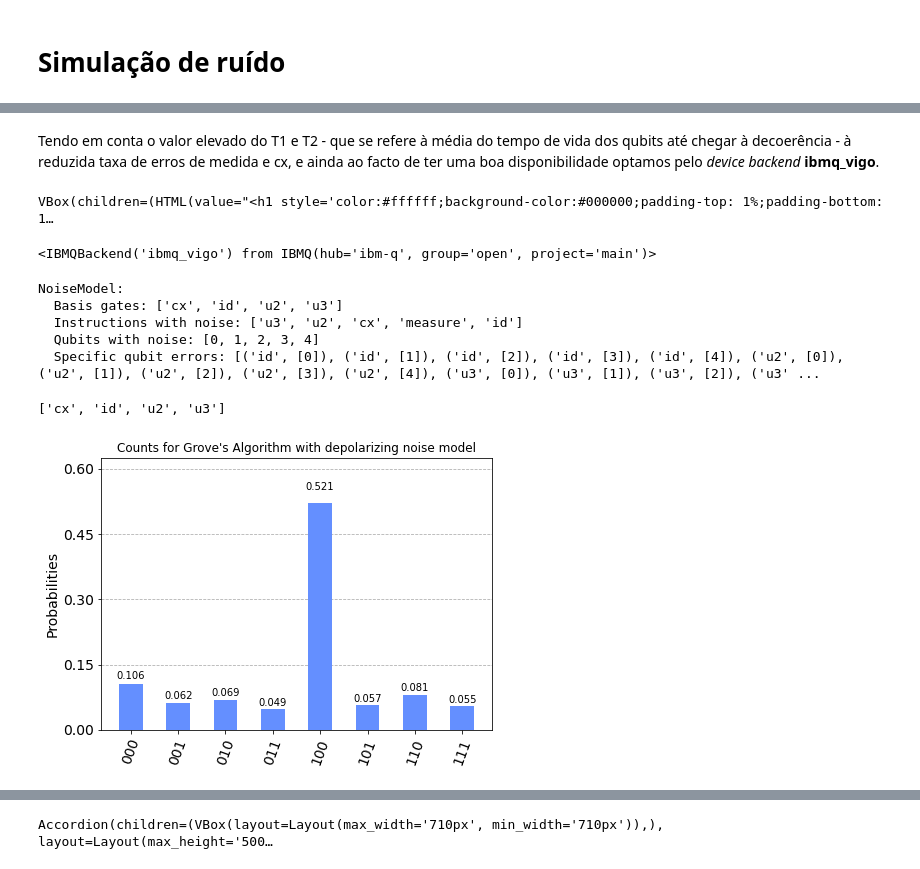
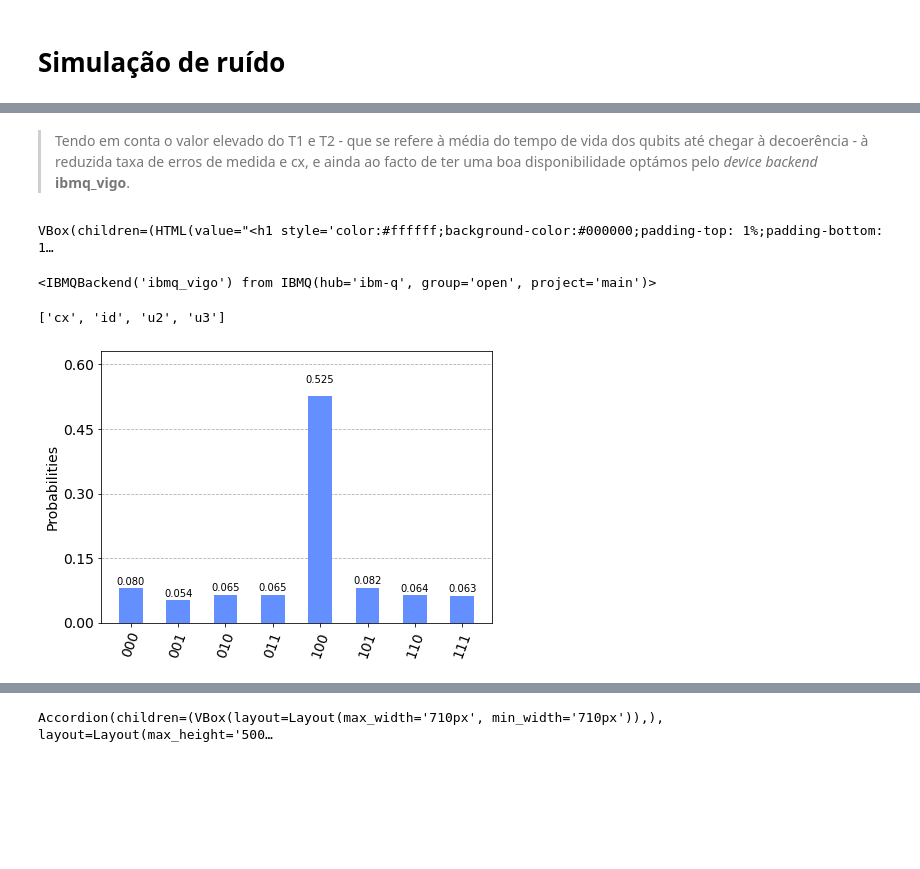
Before and after one commit to SiIky/ic-1920-tp, a Jupyter notebook: tp2/TP2.ipynb, the cells around one changed output, grey strips where cells are left out. Cells and saved outputs as stored; diff of their text form; code cells hidden in the pictures; blank space fills up the shorter version.

Commit message:
Optimization done. Error mitigation left.

```diff
--- a/tp2/TP2.ipynb
+++ b/tp2/TP2.ipynb
@@ -202,6 +207,6 @@ plot_histogram(fst_loop_counts)
 # %% [markdown]
 ### Duas iterações
 # %%
-circuit = concat_circuits([ init ] + ([ oracle, amplifier ] * 2) + [ measurements ])
+circuit_2it = concat_circuits([ init ] + ([ oracle, amplifier ] * 2) + [ measurements ])
 circuit.draw('mpl')
 # %% [output]
@@ -281,4 +261,4 @@ Avg. T2:      83.8           Avg. T2:      58.6           Avg. T2:      65.3
 # %% [markdown]
-Tendo em conta o valor elevado do T1 e T2 - que se refere à média do tempo de vida dos qubits até chegar à decoerência - à reduzida taxa de erros de medida e cx, e ainda ao facto de ter uma boa disponibilidade optamos pelo *device backend* **ibmq_vigo**.
+> Tendo em conta o valor elevado do T1 e T2 - que se refere à média do tempo de vida dos qubits até chegar à decoerência - à reduzida taxa de erros de medida e cx, e ainda ao facto de ter uma boa disponibilidade optámos pelo *device backend* **ibmq_vigo**.
 # %%
 my_provider_ibmq = IBMQ.get_provider(hub='ibm-q', group='open', project='main')
@@ -293,36 +269,23 @@ VBox(children=(HTML(value="<h1 style='color:#ffffff;background-color:#000000;pad
 <IBMQBackend('ibmq_vigo') from IBMQ(hub='ibm-q', group='open', project='main')>
 # %%
 coupling_map = backend_device.configuration().coupling_map
+noise_model = NoiseModel.from_backend(backend_device)
+basis_gates = noise_model.basis_gates
 
-from qiskit.providers.aer.noise import NoiseModel
-
-# Construct the noise model from backend properties
-noise_model = NoiseModel.from_backend(backend_device)
-print(noise_model)
+print(basis_gates)
 # %% [output]
-NoiseModel:
-  Basis gates: ['cx', 'id', 'u2', 'u3']
-  Instructions with noise: ['u3', 'u2', 'cx', 'measure', 'id']
-  Qubits with noise: [0, 1, 2, 3, 4]
-  Specific qubit errors: [('id', [0]), ('id', [1]), ('id', [2]), ('id', [3]), ('id', [4]), ('u2', [0]), ('u2', [1]), ('u2', [2]), ('u2', [3]), ('u2', [4]), ('u3', [0]), ('u3', [1]), ('u3', [2]), ('u3' ...
+['cx', 'id', 'u2', 'u3']
-# %%
-# Get the basis gates for the noise model
-basis_gates = noise_model.basis_gates
-print(basis_gates)
-# %% [output]
-['cx', 'id', 'u2', 'u3']
 # %%
-# Execute noisy simulation and get counts
-result_noise = execute(circuit,
+result_noise = execute(circuit_2it,
                        backend,
                        noise_model=noise_model,
                        coupling_map=coupling_map,
                        basis_gates=basis_gates).result()
 
-counts_noise = result_noise.get_counts(circuit)
-plot_histogram(counts_noise, title="Counts for Grove's Algorithm with depolarizing noise model")
+counts_noise = result_noise.get_counts(circuit_2it)
+plot_histogram(counts_noise)
 # %% [output]
-[figure, old version]
+[figure, new version]
 # %%
 plot_histogram([snd_loop_counts, counts_noise], legend=[ "Simulação", "Simulação com ruído" ], figsize=(18, 10))
 # %% [output]
```
Also changed, not shown: parts of 50 cells of this notebook.
